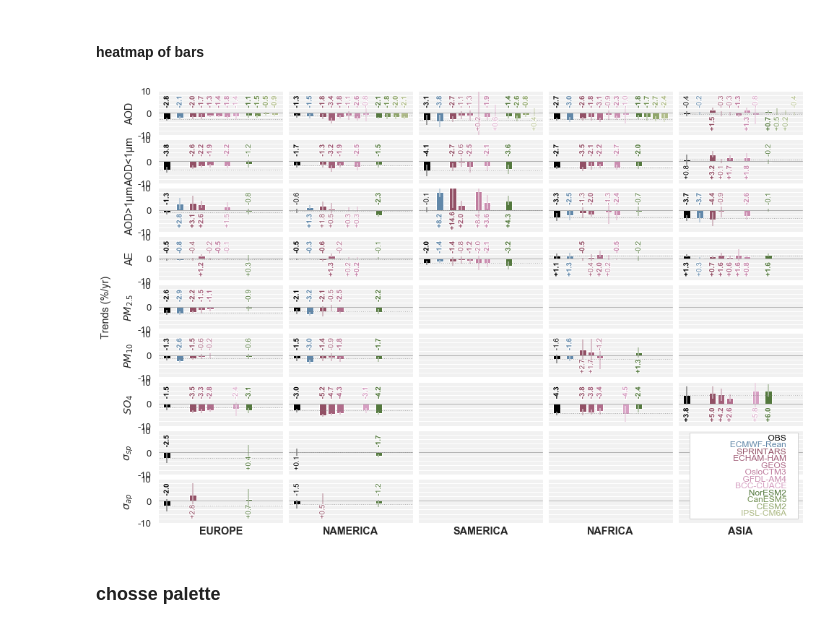
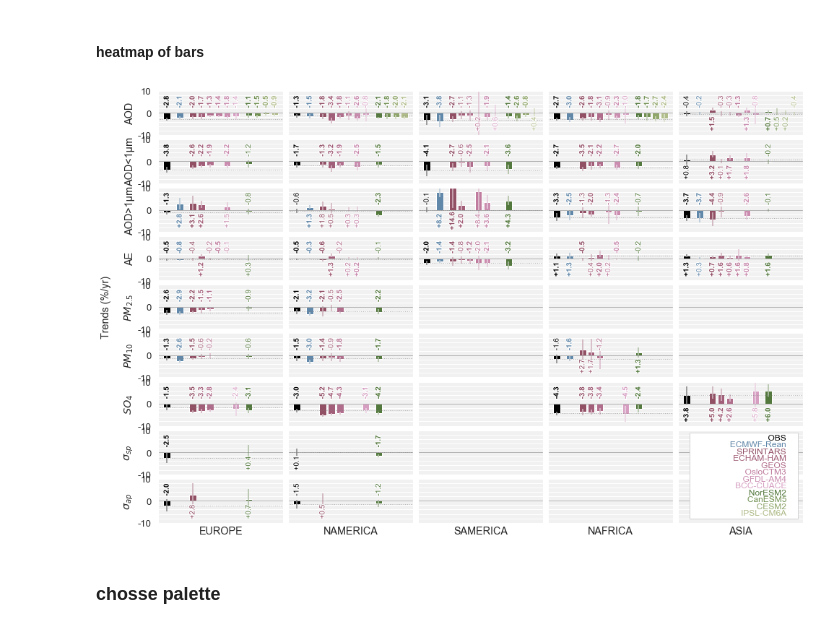
Before and after one commit to AugustinMortier/aerosol_trends, a Jupyter notebook: scripts/heatmap.ipynb, the cells around one changed output. Drawn from its saved outputs; the diff is of its cells as text; code cells hidden in the pictures.

Commit message:
remove font bold

```diff
--- a/scripts/heatmap.ipynb
+++ b/scripts/heatmap.ipynb
@@ -1182,7 +1182,7 @@ for il, parameter in enumerate(parameters):
 
             ax.set_ylabel(labp, fontweight='normal')
         if il==len(parameters)-1:
-            ax.set_xlabel(region, fontweight='bold')
+            ax.set_xlabel(region, fontweight='normal')
 
 #change size of the figure
 # hide tick and tick label of the big axes
@@ -1198,34 +1198,34 @@ dy = 0.012
 sources = ['OBS']
 sources.extend(all_mods)
 ly0 = 0.6
 grp = ''
 for i, source in enumerate(sources):
     if source!='OBS':
         txt = get_all_mods()[source]['name']
     else:
         txt = 'OBS'
     plt.gcf().text(x0,y0-i*dy,'{:>20}'.format(txt),color=get_color2_mod(source),fontsize=12, ha='right', zorder=100, transform=fig.transFigure, figure=fig)
 
 #draw filled rectangle below that
 import matplotlib.patches as patches
 width, height = 0.13, 0.15
 fig.patches.extend([plt.Rectangle((1-width-0.106,0.1320),width,height,
                                   fill=True, ec='lightgray', fc='white', alpha=1, zorder=99,
                                   transform=fig.transFigure, figure=fig)])
 
 
 #set ylabel for the plot
 plt.ylabel('Trends (%/yr)',labelpad=65,fontweight='normal')
 
 fx = 1.0
 fig.set_size_inches(16*fx,16*fx)
 fig = plt.gcf()
 plt.savefig('figs/heatmaps/BARS.png', dpi=300, bbox_inches='tight')
 
 fig.set_size_inches(16*fx,11*fx)
 plt.savefig('figs/heatmaps/BARS-16x9.png', dpi=300, bbox_inches='tight')
 # %% [output]
-[figure, old version]
+[figure, new version]
 # %% [markdown]
 ### chosse palette
 # %%
```
Also changed, not shown: parts of 1 cell of this notebook, 3 other files.
